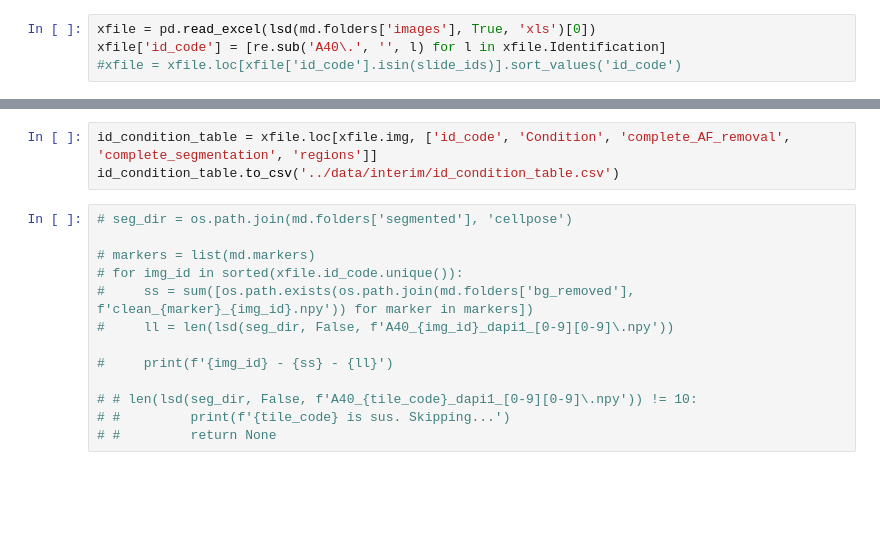
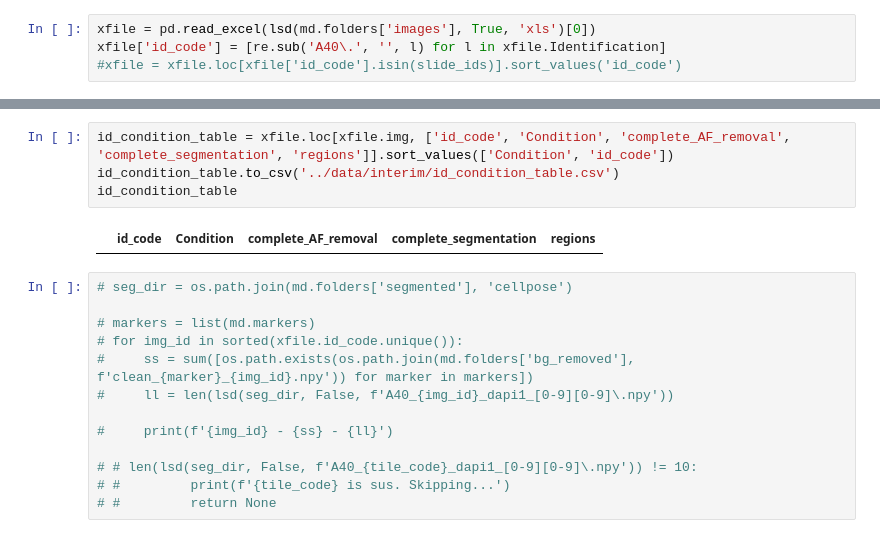
Before and after one commit to bozeklab/lunaphore, a Jupyter notebook: notebooks/00-ste-check_data.ipynb, the cells around one changed output, grey strips where cells are left out. Saved outputs shown, nothing was run; the diff lists cells and outputs as text; blank space fills up the shorter version.

```diff
--- a/notebooks/00-ste-check_data.ipynb
+++ b/notebooks/00-ste-check_data.ipynb
@@ -66,6 +122,9 @@ xfile['complete_segmentation'] = [(len(lsd(seg_dir, False, f'A40_{i}_dapi1_[0-9]
 # %%
-id_condition_table = xfile.loc[xfile.img, ['id_code', 'Condition', 'complete_AF_removal', 'complete_segmentation', 'regions']]
+id_condition_table = xfile.loc[xfile.img, ['id_code', 'Condition', 'complete_AF_removal', 'complete_segmentation', 'regions']].sort_values(['Condition', 'id_code'])
 id_condition_table.to_csv('../data/interim/id_condition_table.csv')
+id_condition_table
+# %% [output]
+|  | id_code | Condition | complete_AF_removal | complete_segmentation | regions |
 # %%
 # seg_dir = os.path.join(md.folders['segmented'], 'cellpose')
 
```
Also changed, not shown: parts of 11 cells of this notebook, 6 other files.
